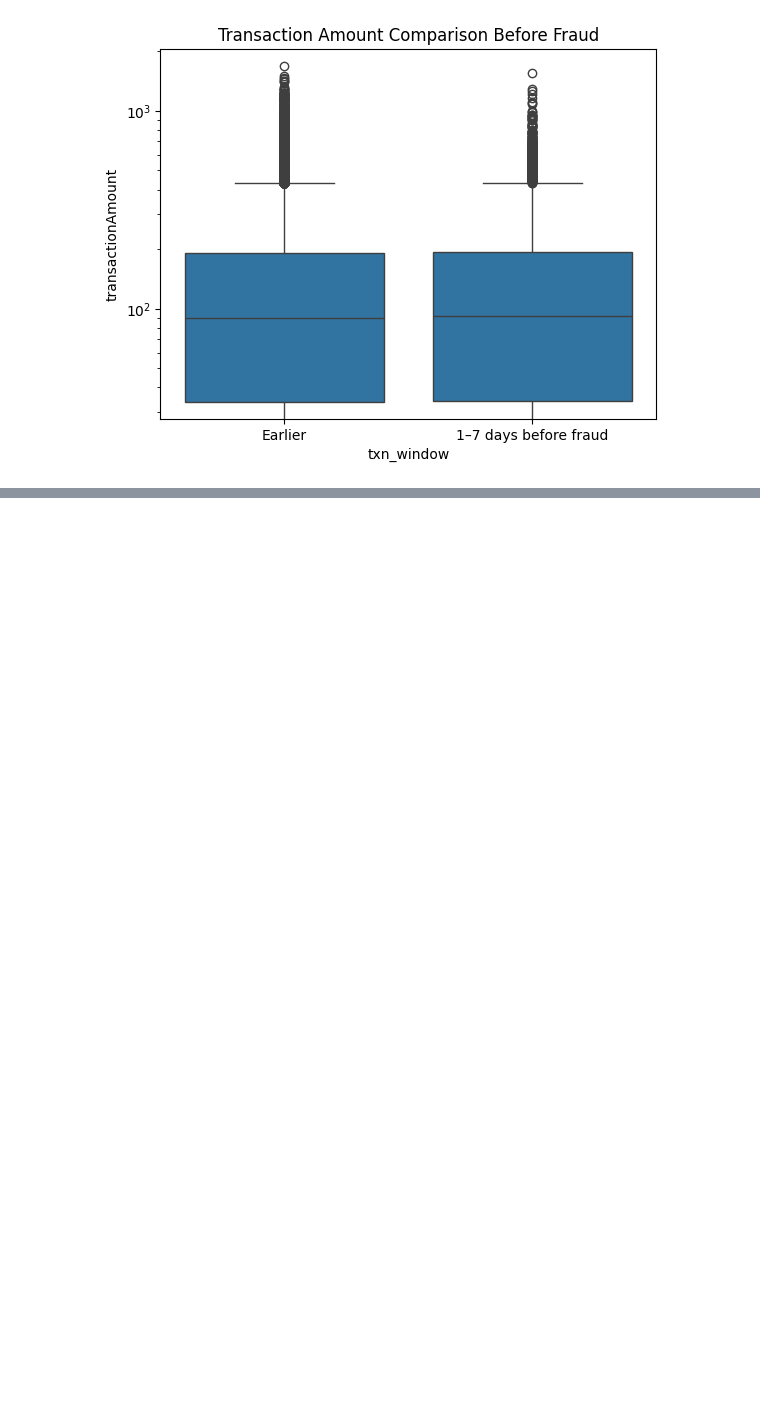
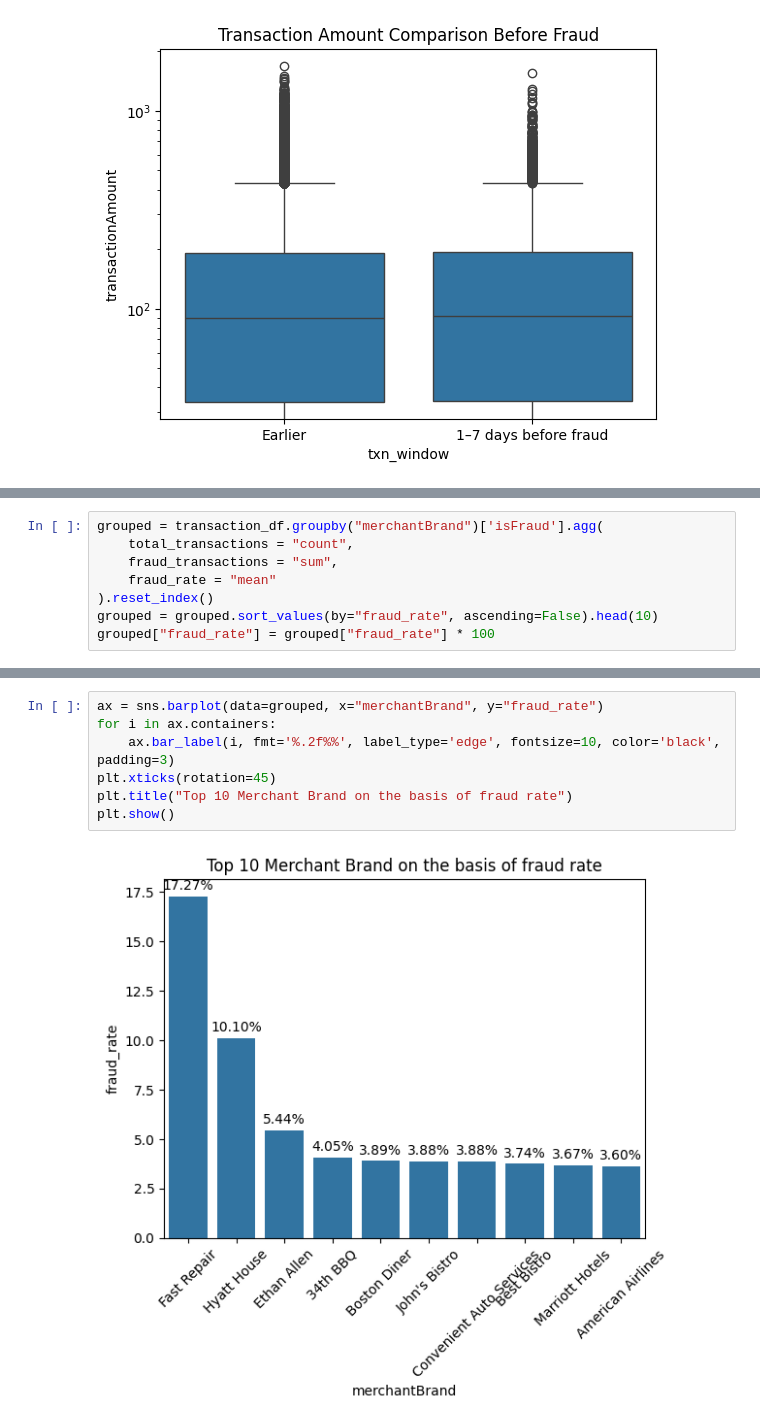
Before and after one commit to 20hnu/EDA_Transaction_dataset, a Jupyter notebook: notebooks/EDA_QuestionsSolution.ipynb, the cells around one changed output, grey strips where cells are left out. Cells and saved outputs as stored; diff of their text form; blank space fills up the shorter version.

```diff
--- a/notebooks/EDA_QuestionsSolution.ipynb
+++ b/notebooks/EDA_QuestionsSolution.ipynb
@@ -2165,0 +2238,8 @@ plt.show()
+# %%
+grouped = transaction_df.groupby("merchantBrand")['isFraud'].agg(
+    total_transactions = "count",
+    fraud_transactions = "sum",
+    fraud_rate = "mean"
+).reset_index()
+grouped = grouped.sort_values(by="fraud_rate", ascending=False).head(10)
+grouped["fraud_rate"] = grouped["fraud_rate"] * 100
@@ -2165,0 +2260,9 @@ plt.show()
+# %%
+ax = sns.barplot(data=grouped, x="merchantBrand", y="fraud_rate")
+for i in ax.containers:
+    ax.bar_label(i, fmt='%.2f%%', label_type='edge', fontsize=10, color='black', padding=3)
+plt.xticks(rotation=45)
+plt.title("Top 10 Merchant Brand on the basis of fraud rate")
+plt.show()
+# %% [output]
+[figure, added]
```
Also changed, not shown: parts of 39 cells of this notebook, 1 other file.
